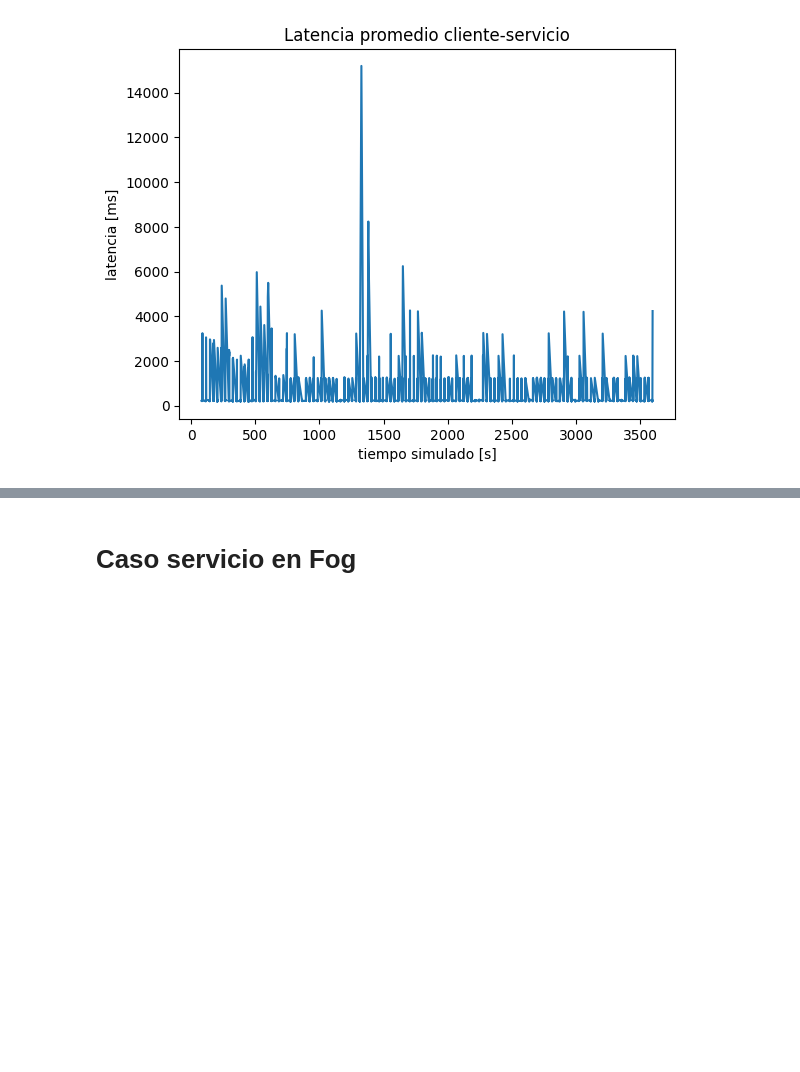
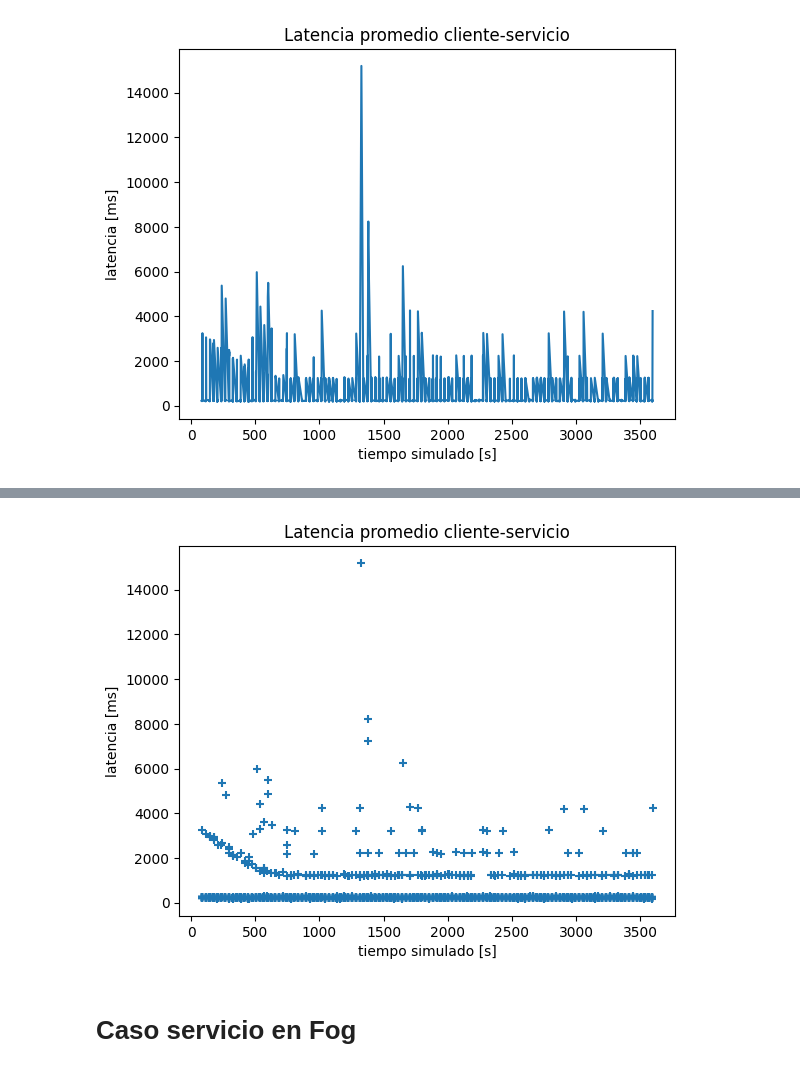
Before and after one commit to UlyssesDeAguilar/Simcan2Fog, a Jupyter notebook: simulations/EdgeScenario/analysis/graphics.ipynb, the cells around one changed output, grey strips where cells are left out. Drawn from its saved outputs; the diff is of its cells as text; code cells hidden in the pictures; blank space fills up the shorter version.

```diff
--- a/simulations/EdgeScenario/analysis/graphics.ipynb
+++ b/simulations/EdgeScenario/analysis/graphics.ipynb
@@ -46,3 +69,11 @@ plt.show()
+# %%
+plt.title("Latencia promedio cliente-servicio")
+plt.ylabel("latencia [ms]")
+plt.xlabel("tiempo simulado [s]")
+plt.scatter(mean_delay_dc.index, mean_delay_dc.values, marker='+')
+plt.show()
+# %% [output]
+[figure, added]
 # %% [markdown]
 # Caso servicio en Fog
 # %%
```
Also changed, not shown: parts of 5 cells of this notebook, 21 other files.
